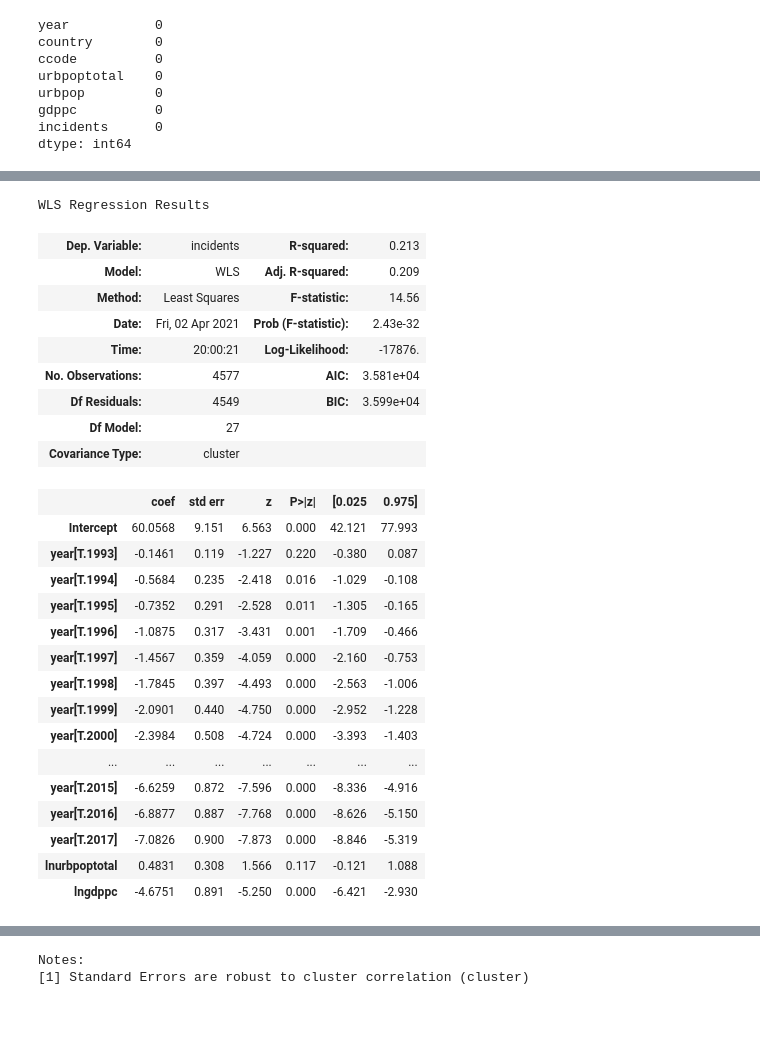
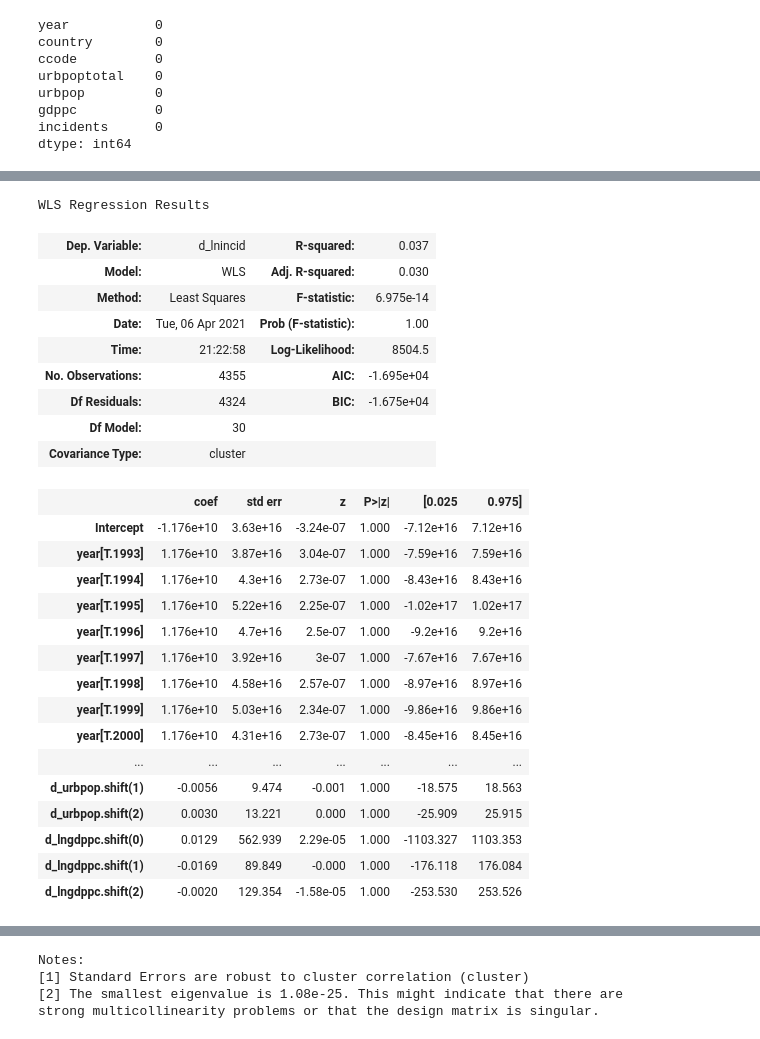
Before and after one commit to Swdenis/roadIncidents, a Jupyter notebook: Project_code.ipynb, the cells around one changed output, grey strips where cells are left out. Drawn from its saved outputs; the diff is of its cells as text; code cells hidden in the pictures.

```diff
--- a/Project_code.ipynb
+++ b/Project_code.ipynb
@@ -176,7 +180,12 @@ urban_population.groupby('country').agg(lambda x: x.isnull().sum()).sort_values(
 cond1=urban_population.country != 'Kosovo'
 cond2=urban_population.country != 'St. Martin (French part)'
 cond3=urban_population.country != 'Eritrea'
-condition=cond1 & cond2 & cond3
+cond4=urban_population.country != 'Djibouti'
+cond5=urban_population.country != 'Turks and Caicos Islands'
+cond6=urban_population.country != 'Sint Maarten (Dutch part)'
+cond7=urban_population.country != 'Cayman Islands'
+
+condition=cond1 & cond2 & cond3 & cond4 & cond5 & cond6 & cond7
 urban_population = urban_population[condition]
 # %%
 urban_population=urban_population.dropna(axis=0,thresh=6)
@@ -334,9 +351,9 @@ data.year=data.year.astype("category")
 countries_grouped = data.groupby("country")
 # %%
 data["lngdppc"] = countries_grouped["gdppc"].transform(np.log)
-data["lnurbpoptotal"] = countries_grouped["urbpoptotal"].transform(np.log)
 data["d_lngdppc"] = countries_grouped["lngdppc"].transform("diff")
-data["d_lnurbpoptotal"] = countries_grouped["lnurbpoptotal"].transform("diff")
 data["d_incid"] = countries_grouped["incidents"].transform("diff")
 data["d_urbpop"] = countries_grouped["urbpop"].transform("diff")
+data["lnincid"] = countries_grouped["incidents"].transform(np.log)
+data["d_lnincid"] = countries_grouped["lnincid"].transform("diff")
 # %%
@@ -398,34 +415,45 @@ strong multicollinearity or other numerical problems.
 # %%
-model = smf.wls("incidents ~ lnurbpoptotal + lngdppc + year", data)
-fd_lm = model.fit(
+# FD, time trend, 2 year lags
+
+fd_lm_2_cumul_trend_formula = "d_lnincid ~ d_urbpop.shift(0) + d_urbpop.shift(1) + d_urbpop.shift(2) +\
+d_lngdppc.shift(0) + d_lngdppc.shift(1) + \
+d_lngdppc.shift(2)+ year"
+
+model = smf.wls(
+    fd_lm_2_cumul_trend_formula,
+    data
+)
+
+fd_lm_2_cumul_trend = model.fit(
     cov_type="cluster",
-    cov_kwds={"groups": data.loc[model.data.row_labels, "country"]},
+    cov_kwds={"groups":  data.loc[model.data.row_labels, "country"]},
 )
-fd_lm.summary()
+
+fd_lm_2_cumul_trend.summary()
 # %% [output]
 WLS Regression Results
-| Dep. Variable: | incidents | R-squared: | 0.213 |
-| Model: | WLS | Adj. R-squared: | 0.209 |
-| Method: | Least Squares | F-statistic: | 14.56 |
-| Date: | Fri, 02 Apr 2021 | Prob (F-statistic): | 2.43e-32 |
-| Time: | 20:00:21 | Log-Likelihood: | -17876. |
-| No. Observations: | 4577 | AIC: | 3.581e+04 |
-| Df Residuals: | 4549 | BIC: | 3.599e+04 |
-| Df Model: | 27 |  |  |
+| Dep. Variable: | d_lnincid | R-squared: | 0.037 |
+| Model: | WLS | Adj. R-squared: | 0.030 |
+| Method: | Least Squares | F-statistic: | 6.975e-14 |
+| Date: | Tue, 06 Apr 2021 | Prob (F-statistic): | 1.00 |
+| Time: | 21:22:58 | Log-Likelihood: | 8504.5 |
+| No. Observations: | 4355 | AIC: | -1.695e+04 |
+| Df Residuals: | 4324 | BIC: | -1.675e+04 |
+| Df Model: | 30 |  |  |
 | Covariance Type: | cluster |  |  |
 |  | coef | std err | z | P>|z| | [0.025 | 0.975] |
-| Intercept | 60.0568 | 9.151 | 6.563 | 0.000 | 42.121 | 77.993 |
-| year[T.1993] | -0.1461 | 0.119 | -1.227 | 0.220 | -0.380 | 0.087 |
-| year[T.1994] | -0.5684 | 0.235 | -2.418 | 0.016 | -1.029 | -0.108 |
-| year[T.1995] | -0.7352 | 0.291 | -2.528 | 0.011 | -1.305 | -0.165 |
-| year[T.1996] | -1.0875 | 0.317 | -3.431 | 0.001 | -1.709 | -0.466 |
-| year[T.1997] | -1.4567 | 0.359 | -4.059 | 0.000 | -2.160 | -0.753 |
-| year[T.1998] | -1.7845 | 0.397 | -4.493 | 0.000 | -2.563 | -1.006 |
-| year[T.1999] | -2.0901 | 0.440 | -4.750 | 0.000 | -2.952 | -1.228 |
-| year[T.2000] | -2.3984 | 0.508 | -4.724 | 0.000 | -3.393 | -1.403 |
+| Intercept | -1.176e+10 | 3.63e+16 | -3.24e-07 | 1.000 | -7.12e+16 | 7.12e+16 |
+| year[T.1993] | 1.176e+10 | 3.87e+16 | 3.04e-07 | 1.000 | -7.59e+16 | 7.59e+16 |
+| year[T.1994] | 1.176e+10 | 4.3e+16 | 2.73e-07 | 1.000 | -8.43e+16 | 8.43e+16 |
+| year[T.1995] | 1.176e+10 | 5.22e+16 | 2.25e-07 | 1.000 | -1.02e+17 | 1.02e+17 |
+| year[T.1996] | 1.176e+10 | 4.7e+16 | 2.5e-07 | 1.000 | -9.2e+16 | 9.2e+16 |
+| year[T.1997] | 1.176e+10 | 3.92e+16 | 3e-07 | 1.000 | -7.67e+16 | 7.67e+16 |
+| year[T.1998] | 1.176e+10 | 4.58e+16 | 2.57e-07 | 1.000 | -8.97e+16 | 8.97e+16 |
+| year[T.1999] | 1.176e+10 | 5.03e+16 | 2.34e-07 | 1.000 | -9.86e+16 | 9.86e+16 |
+| year[T.2000] | 1.176e+10 | 4.31e+16 | 2.73e-07 | 1.000 | -8.45e+16 | 8.45e+16 |
 | ... | ... | ... | ... | ... | ... | ... |
-| year[T.2015] | -6.6259 | 0.872 | -7.596 | 0.000 | -8.336 | -4.916 |
-| year[T.2016] | -6.8877 | 0.887 | -7.768 | 0.000 | -8.626 | -5.150 |
-| year[T.2017] | -7.0826 | 0.900 | -7.873 | 0.000 | -8.846 | -5.319 |
-| lnurbpoptotal | 0.4831 | 0.308 | 1.566 | 0.117 | -0.121 | 1.088 |
-| lngdppc | -4.6751 | 0.891 | -5.250 | 0.000 | -6.421 | -2.930 |
+| d_urbpop.shift(1) | -0.0056 | 9.474 | -0.001 | 1.000 | -18.575 | 18.563 |
+| d_urbpop.shift(2) | 0.0030 | 13.221 | 0.000 | 1.000 | -25.909 | 25.915 |
+| d_lngdppc.shift(0) | 0.0129 | 562.939 | 2.29e-05 | 1.000 | -1103.327 | 1103.353 |
+| d_lngdppc.shift(1) | -0.0169 | 89.849 | -0.000 | 1.000 | -176.118 | 176.084 |
+| d_lngdppc.shift(2) | -0.0020 | 129.354 | -1.58e-05 | 1.000 | -253.530 | 253.526 |
@@ -436,2 +464,4 @@ WLS Regression Results
 Notes:
 [1] Standard Errors are robust to cluster correlation (cluster)
+[2] The smallest eigenvalue is 1.08e-25. This might indicate that there are
+strong multicollinearity problems or that the design matrix is singular.
```
Also changed, not shown: parts of 27 cells of this notebook.
